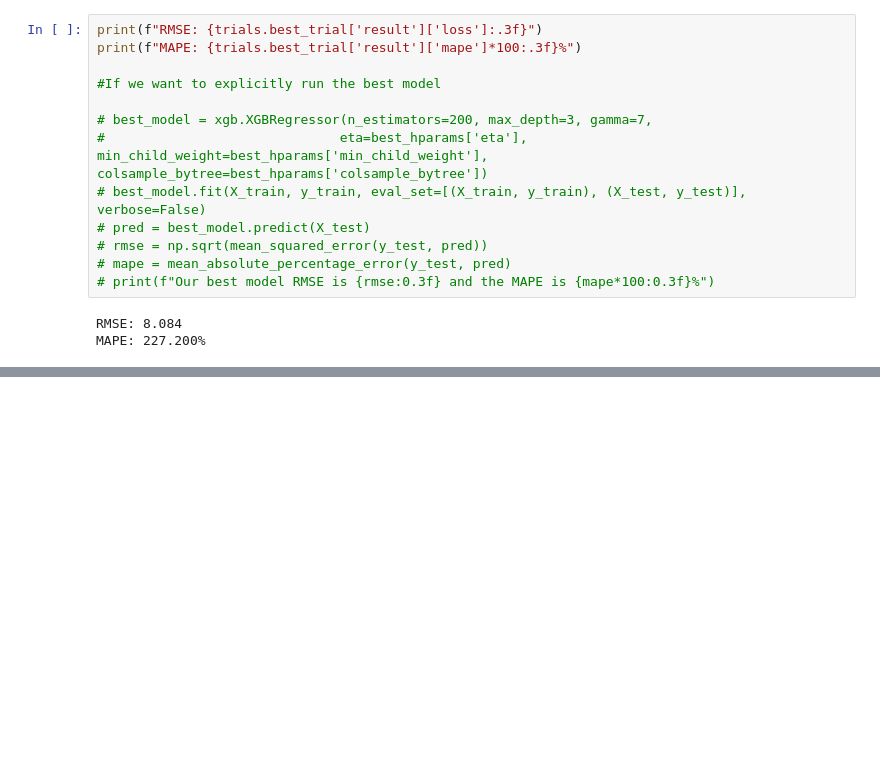
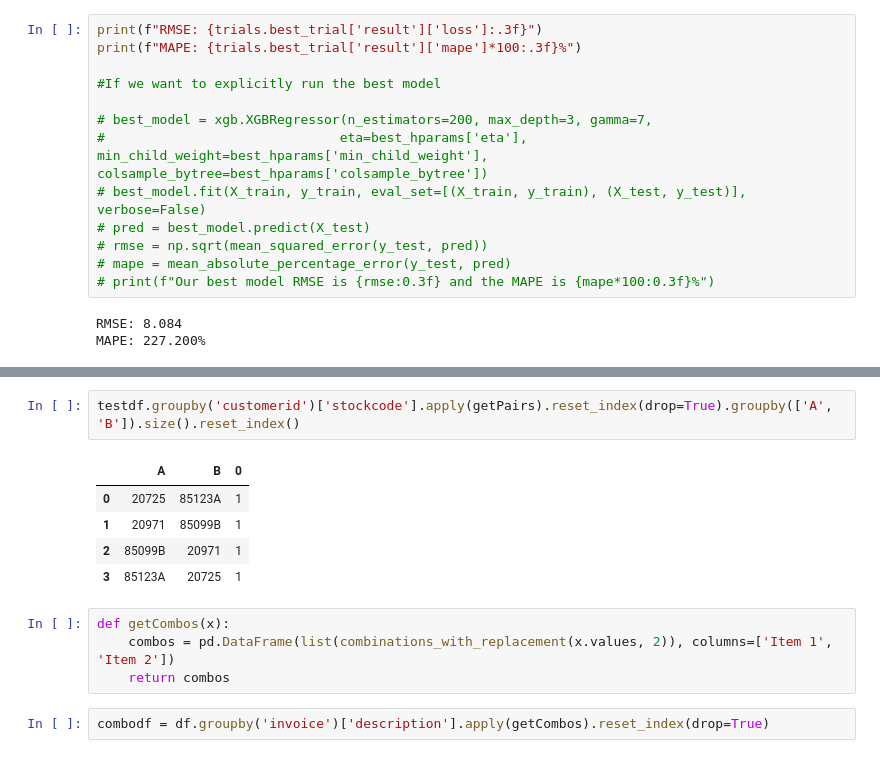
Before and after one commit to zadealfalah/salesSample, a Jupyter notebook: onlineRetail2/onlineRetail.ipynb, the cells around one changed output, grey strips where cells are left out. Saved outputs shown, nothing was run; the diff lists cells and outputs as text; blank space fills up the shorter version.

```diff
--- a/onlineRetail2/onlineRetail.ipynb
+++ b/onlineRetail2/onlineRetail.ipynb
@@ -864,0 +927,14 @@ MAPE: 227.200%
+# %%
+testdf.groupby('customerid')['stockcode'].apply(getPairs).reset_index(drop=True).groupby(['A', 'B']).size().reset_index()
+# %% [output]
+|  | A | B | 0 |
+| 0 | 20725 | 85123A | 1 |
+| 1 | 20971 | 85099B | 1 |
+| 2 | 85099B | 20971 | 1 |
+| 3 | 85123A | 20725 | 1 |
+# %%
+def getCombos(x):
+    combos = pd.DataFrame(list(combinations_with_replacement(x.values, 2)), columns=['Item 1', 'Item 2'])
+    return combos
+# %%
+combodf = df.groupby('invoice')['description'].apply(getCombos).reset_index(drop=True)
```
Also changed, not shown: parts of 21 cells of this notebook.
